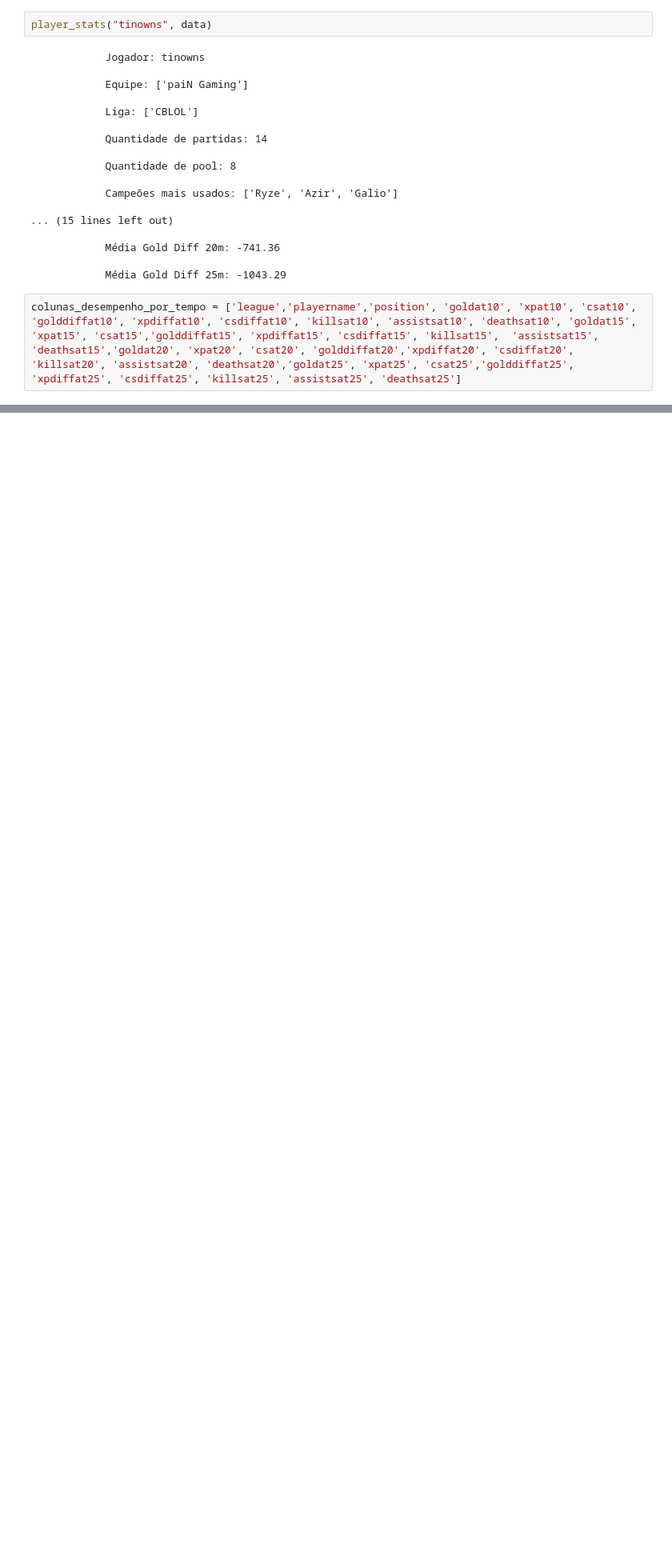
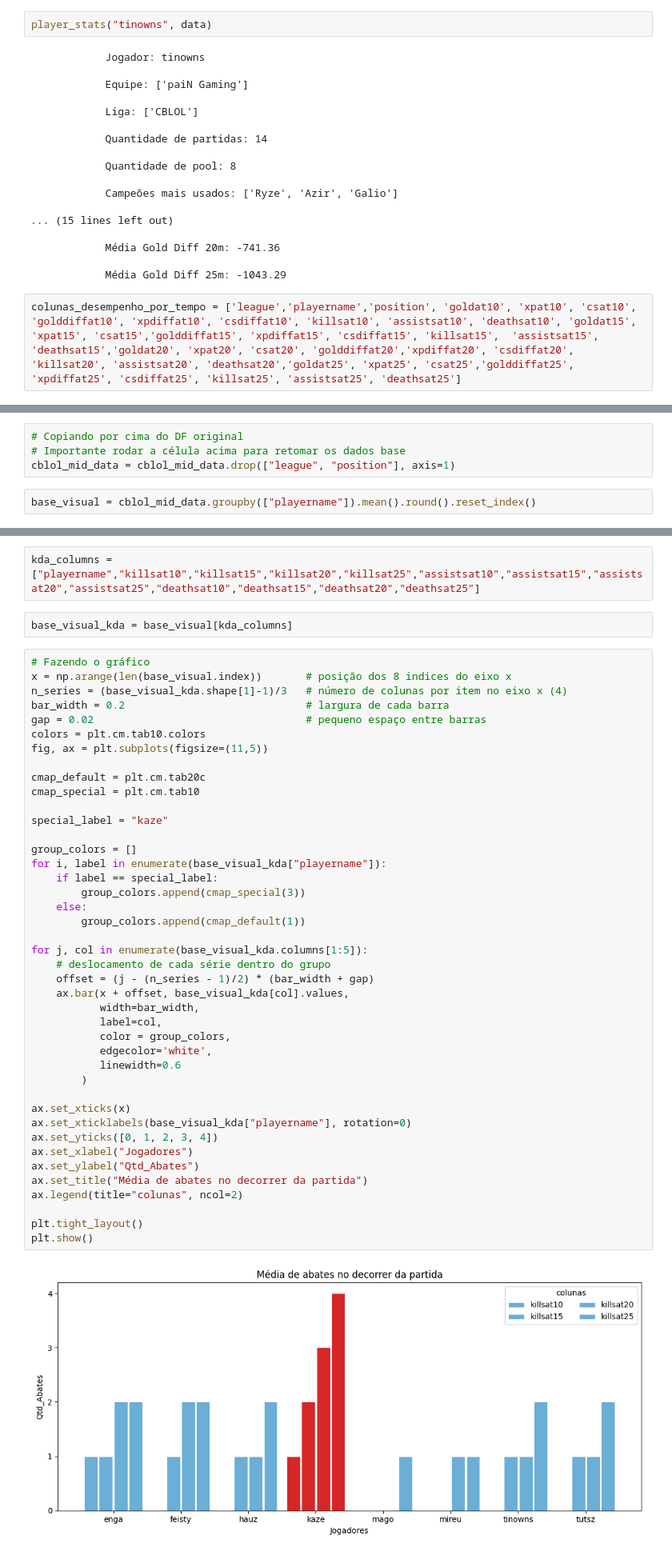
Before and after one commit to yagoandradelima/data-analysis-python, a Jupyter notebook: lol/codes/cblol_2026.ipynb, the cells around one changed output, grey strips where cells are left out. Shown at 80% size. Cells and saved outputs as stored; diff of their text form; blank space fills up the shorter version.

Commit message:
Análise básica midlane
Melhor estrutura de código, melhoria de visualização e ajustes de código

```diff
--- a/lol/codes/cblol_2026.ipynb
+++ b/lol/codes/cblol_2026.ipynb
@@ -123,0 +112,6 @@ deathsat25_median: 2.0
+# %%
+# Copiando por cima do DF original
+# Importante rodar a célula acima para retomar os dados base
+cblol_mid_data = cblol_mid_data.drop(["league", "position"], axis=1)
+# %%
+base_visual = cblol_mid_data.groupby(["playername"]).mean().round().reset_index()
@@ -123,0 +133,48 @@ deathsat25_median: 2.0
+# %%
+kda_columns = ["playername","killsat10","killsat15","killsat20","killsat25","assistsat10","assistsat15","assistsat20","assistsat25","deathsat10","deathsat15","deathsat20","deathsat25"]
+# %%
+base_visual_kda = base_visual[kda_columns]
+# %%
+# Fazendo o gráfico
+x = np.arange(len(base_visual.index))       # posição dos 8 indices do eixo x
+n_series = (base_visual_kda.shape[1]-1)/3   # número de colunas por item no eixo x (4)
+bar_width = 0.2                             # largura de cada barra
+gap = 0.02                                  # pequeno espaço entre barras
+colors = plt.cm.tab10.colors
+fig, ax = plt.subplots(figsize=(11,5))
+
+cmap_default = plt.cm.tab20c
+cmap_special = plt.cm.tab10
+
+special_label = "kaze"
+
+group_colors = []
+for i, label in enumerate(base_visual_kda["playername"]):
+    if label == special_label:
+        group_colors.append(cmap_special(3))
+    else:
+        group_colors.append(cmap_default(1))
+
+for j, col in enumerate(base_visual_kda.columns[1:5]):
+    # deslocamento de cada série dentro do grupo
+    offset = (j - (n_series - 1)/2) * (bar_width + gap)
+    ax.bar(x + offset, base_visual_kda[col].values,
+           width=bar_width,
+           label=col,
+           color = group_colors,
+           edgecolor='white',
+           linewidth=0.6
+        )
+
+ax.set_xticks(x)
+ax.set_xticklabels(base_visual_kda["playername"], rotation=0)
+ax.set_yticks([0, 1, 2, 3, 4])
+ax.set_xlabel("Jogadores")
+ax.set_ylabel("Qtd_Abates")
+ax.set_title("Média de abates no decorrer da partida")
+ax.legend(title="colunas", ncol=2)
+
+plt.tight_layout()
+plt.show()
+# %% [output]
+[figure, added]
```
Also changed, not shown: parts of 7 cells of this notebook, 2 other files.
